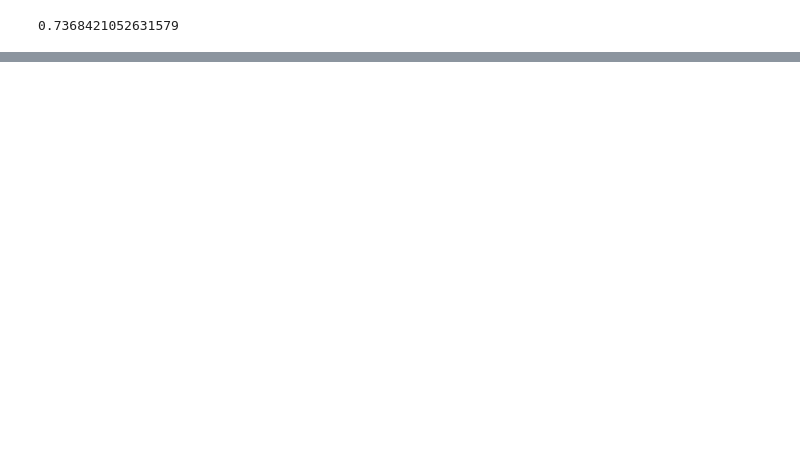
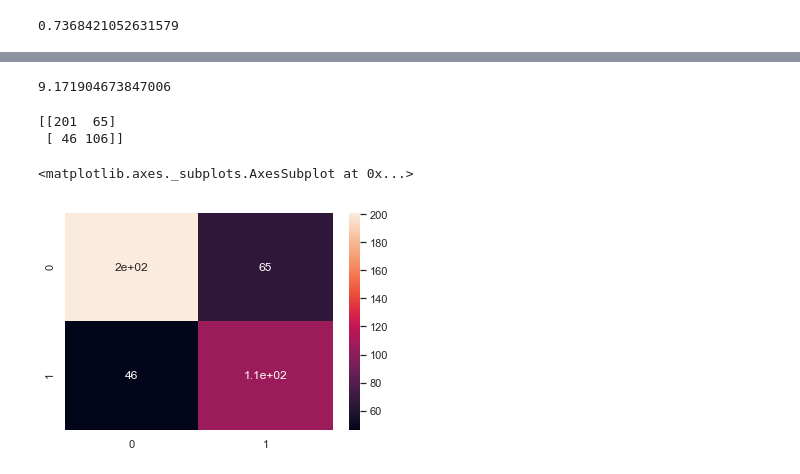
Before and after one commit to PriyaShrinithi/Titanic, a Jupyter notebook: Titanic.ipynb, the cells around one changed output, grey strips where cells are left out. Drawn from its saved outputs; the diff is of its cells as text; code cells hidden in the pictures; blank space fills up the shorter version.

```diff
--- a/Titanic.ipynb
+++ b/Titanic.ipynb
@@ -1422,0 +1420,5 @@ print(result)
+# %%
+param_grid = {'var_smoothing': np.logspace(9, -9, num=1000)}
+# %%
+naive_grid= GridSearchCV(estimator=naive, param_grid=param_grid, cv= 15)
+naive_grid.fit(X_train, y_train)
@@ -1422,0 +1446,3 @@ print(result)
+# %%
+y_pred = naive_grid.predict(X_test)
+print(y_pred)
@@ -1422,0 +1489,15 @@ print(result)
+# %%
+log_loss(y_test, y_pred)
+# %% [output]
+9.171904673847006
+# %%
+cf_matrix = confusion_matrix(y_test, y_pred)
+print(cf_matrix)
+# %% [output]
+[[201  65]
+ [ 46 106]]
+# %%
+sns.heatmap(cf_matrix, annot=True)
+# %% [output]
+<matplotlib.axes._subplots.AxesSubplot at 0x...>
+[figure, added]
```
Also changed, not shown: parts of 38 cells of this notebook.
